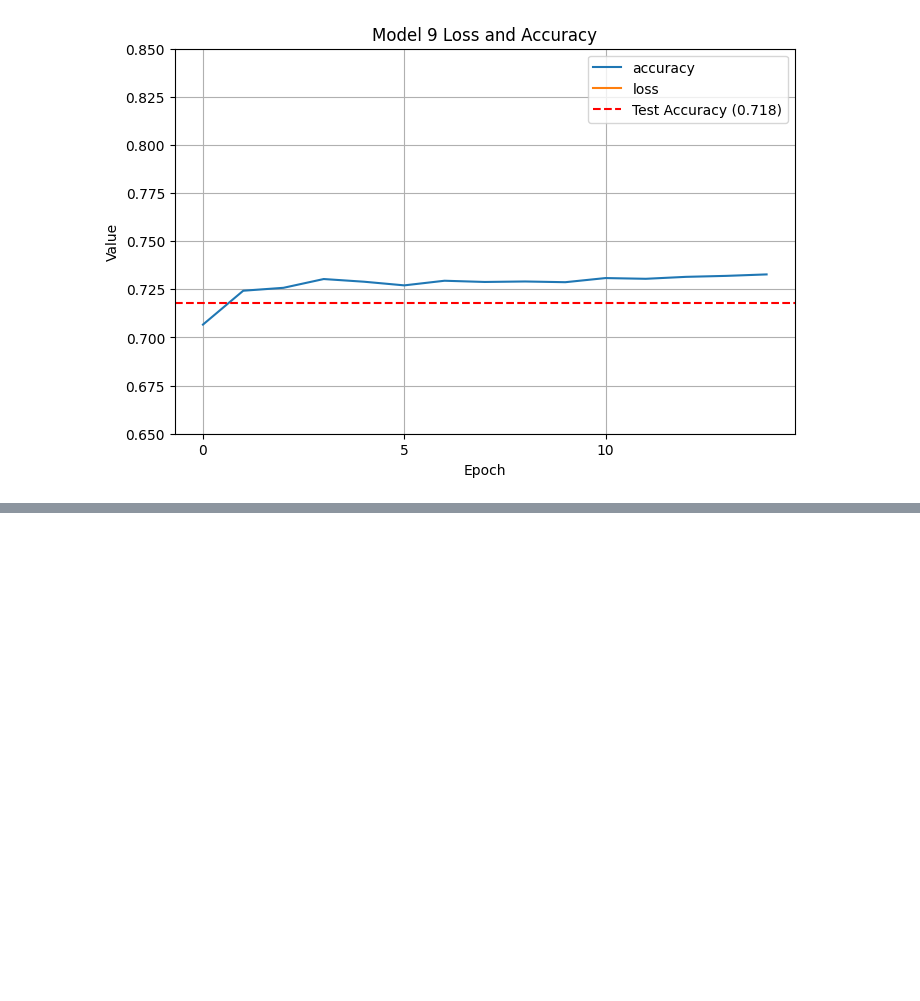
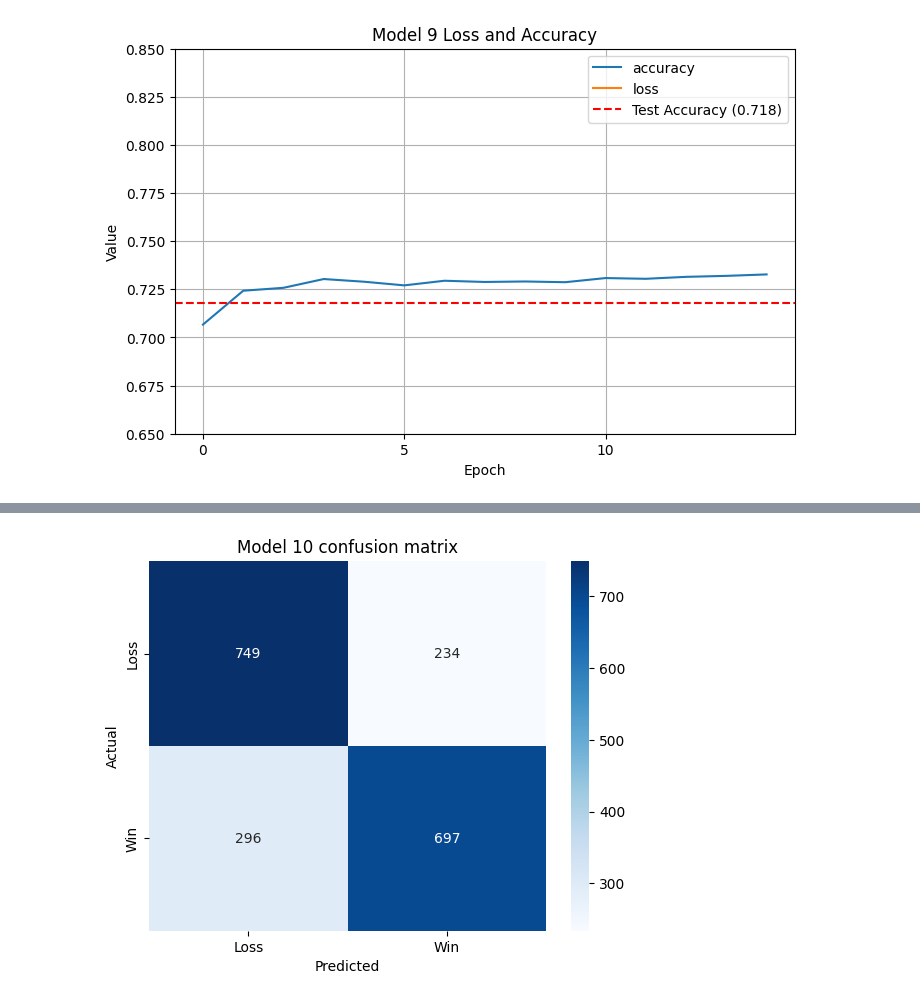
Before and after one commit to samlowe106/LeagueOfLosers, a Jupyter notebook: notebooks/2 PCA Supervised Learning.ipynb, the cells around one changed output, grey strips where cells are left out. Cells and saved outputs as stored; diff of their text form; code cells hidden in the pictures; blank space fills up the shorter version.

```diff
--- a/notebooks/2 PCA Supervised Learning.ipynb
+++ b/notebooks/2 PCA Supervised Learning.ipynb
@@ -799,0 +846,11 @@ plt.show()
+# %%
+# confusion matrice
+cm = confusion_matrix(y_test, model_10.predict(X_test_pca[:, :num_principal_components+1]) > 0.5)
+sns.heatmap(cm, annot=True, fmt='d', cmap='Blues')
+plt.xlabel('Predicted')
+plt.ylabel('Actual')
+plt.title('Model 10 confusion matrix')
+plt.xticks([0.5, 1.5], ['Loss', 'Win'])
+plt.yticks([0.5, 1.5], ['Loss', 'Win'])
+plt.show()
+# %% [output]
@@ -799,0 +858 @@ plt.show()
+[figure, added]
```
Also changed, not shown: parts of 13 cells of this notebook, 3 other files.
